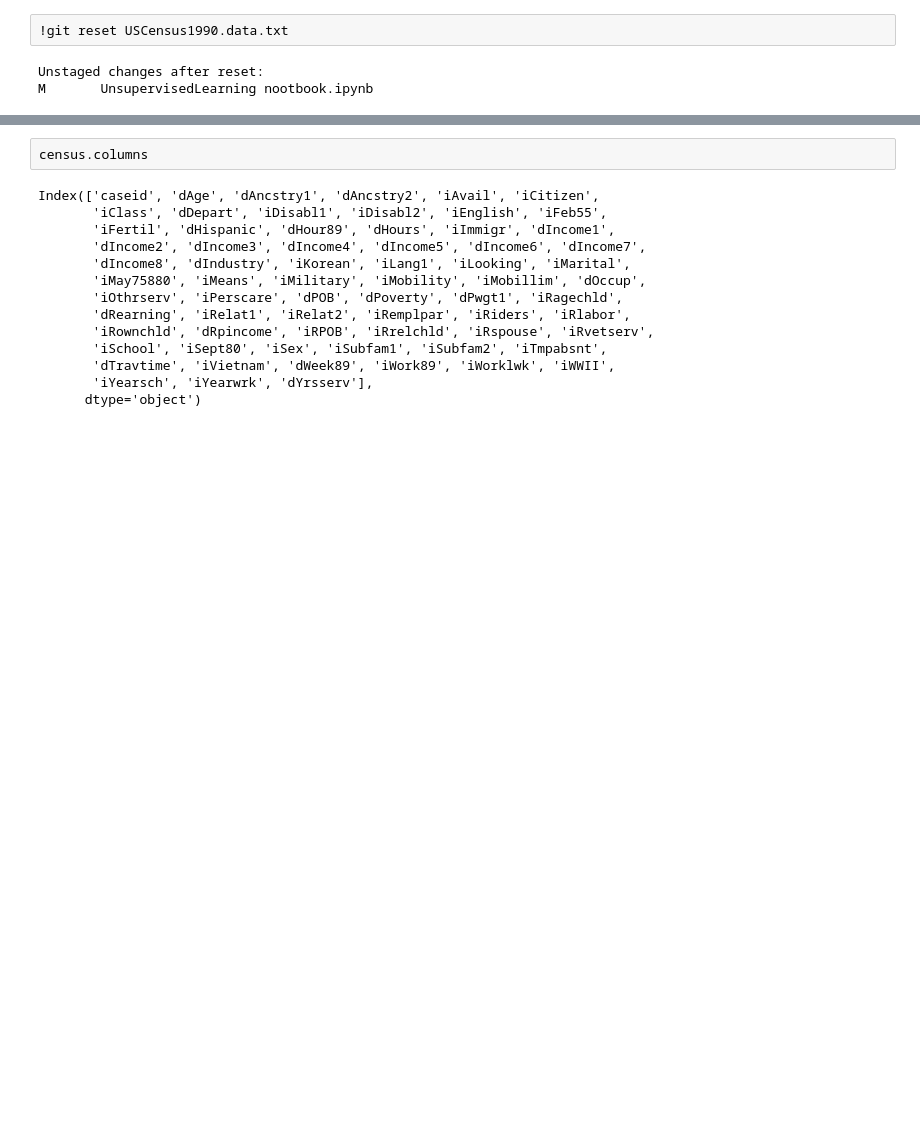
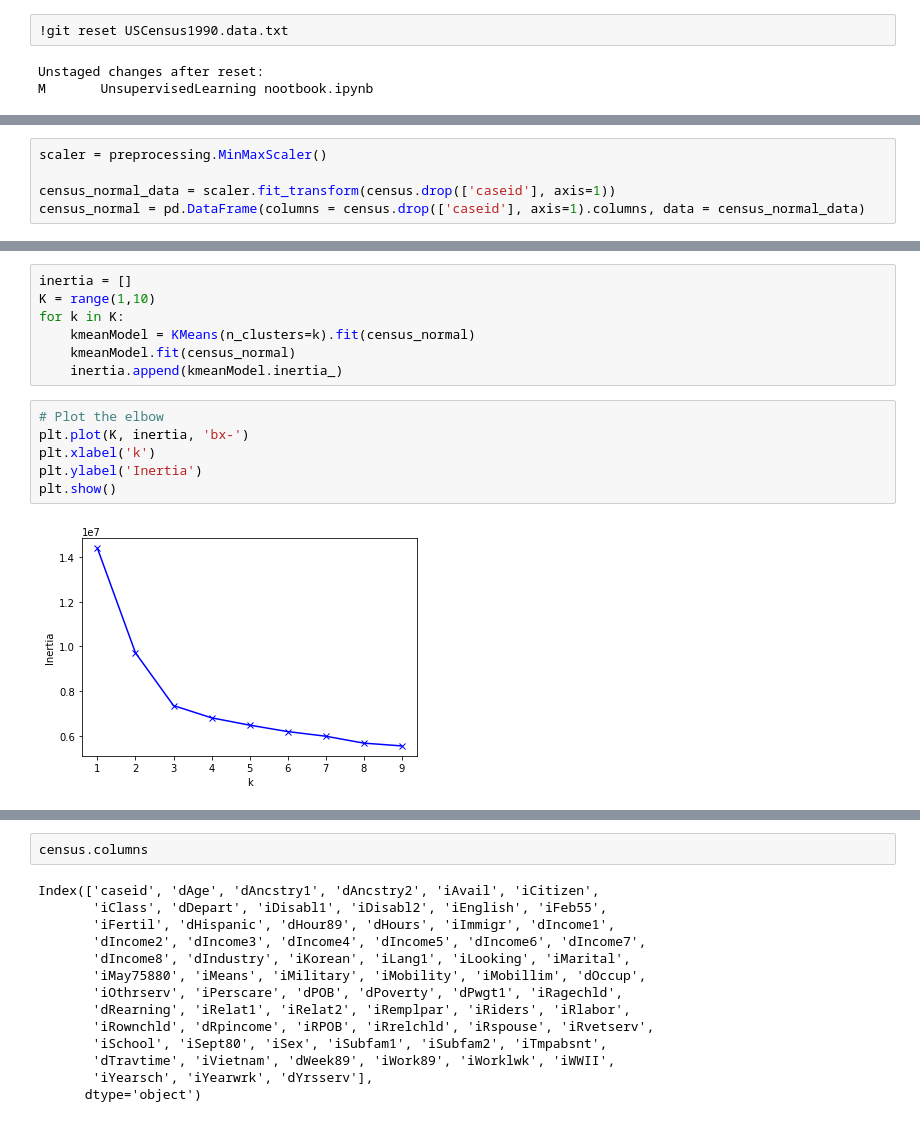
Before and after one commit to ItaiShalik/UnsupervisedLearning, a Jupyter notebook: UnsupervisedLearning nootbook.ipynb, the cells around one changed output, grey strips where cells are left out. Drawn from its saved outputs; the diff is of its cells as text; blank space fills up the shorter version.

```diff
--- a/UnsupervisedLearning nootbook.ipynb
+++ b/UnsupervisedLearning nootbook.ipynb
@@ -133,0 +133,5 @@ census.describe()
+# %%
+scaler = preprocessing.MinMaxScaler()
+
+census_normal_data = scaler.fit_transform(census.drop(['caseid'], axis=1))
+census_normal = pd.DataFrame(columns = census.drop(['caseid'], axis=1).columns, data = census_normal_data)
@@ -133,0 +148,15 @@ census.describe()
+# %%
+inertia = []
+K = range(1,10)
+for k in K:
+    kmeanModel = KMeans(n_clusters=k).fit(census_normal)
+    kmeanModel.fit(census_normal)
+    inertia.append(kmeanModel.inertia_)
+# %%
+# Plot the elbow
+plt.plot(K, inertia, 'bx-')
+plt.xlabel('k')
+plt.ylabel('Inertia')
+plt.show()
+# %% [output]
+[figure, added]
```
Also changed, not shown: parts of 23 cells of this notebook.
